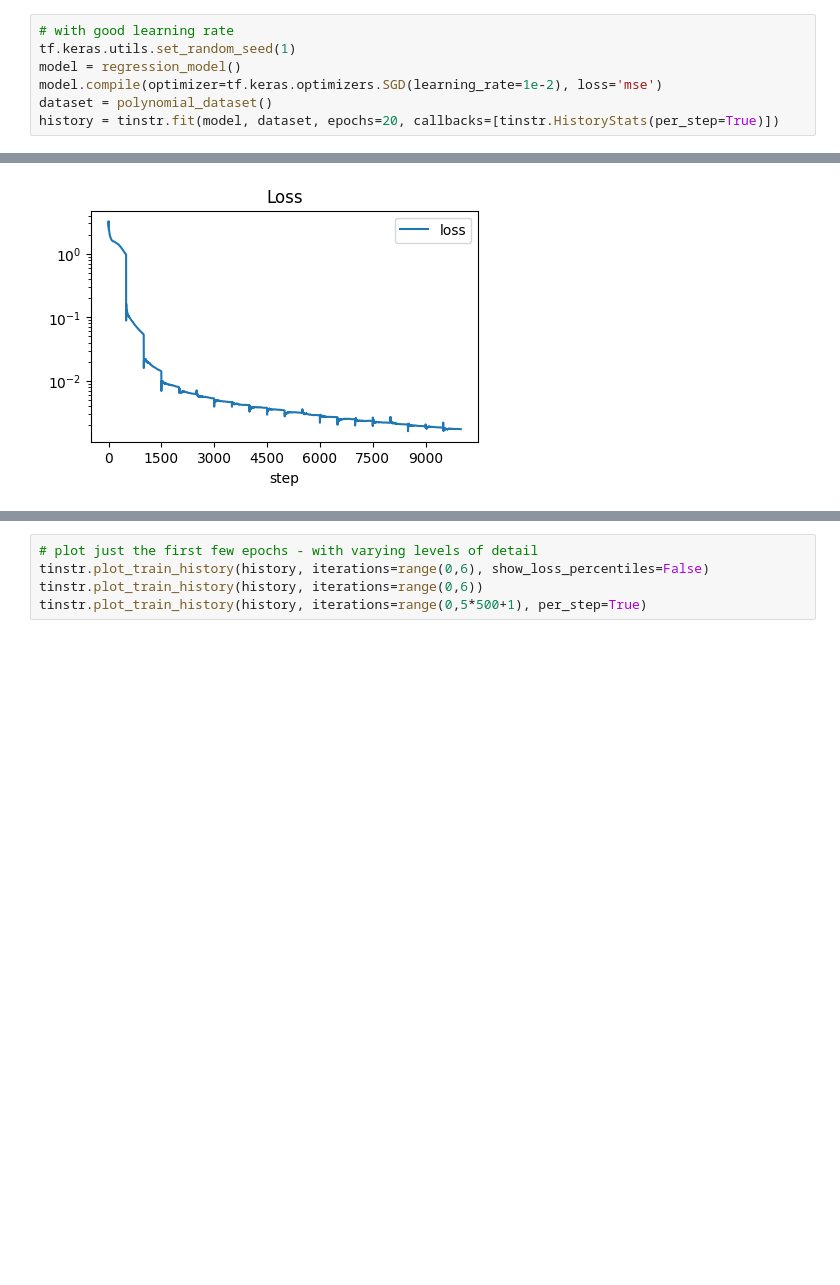
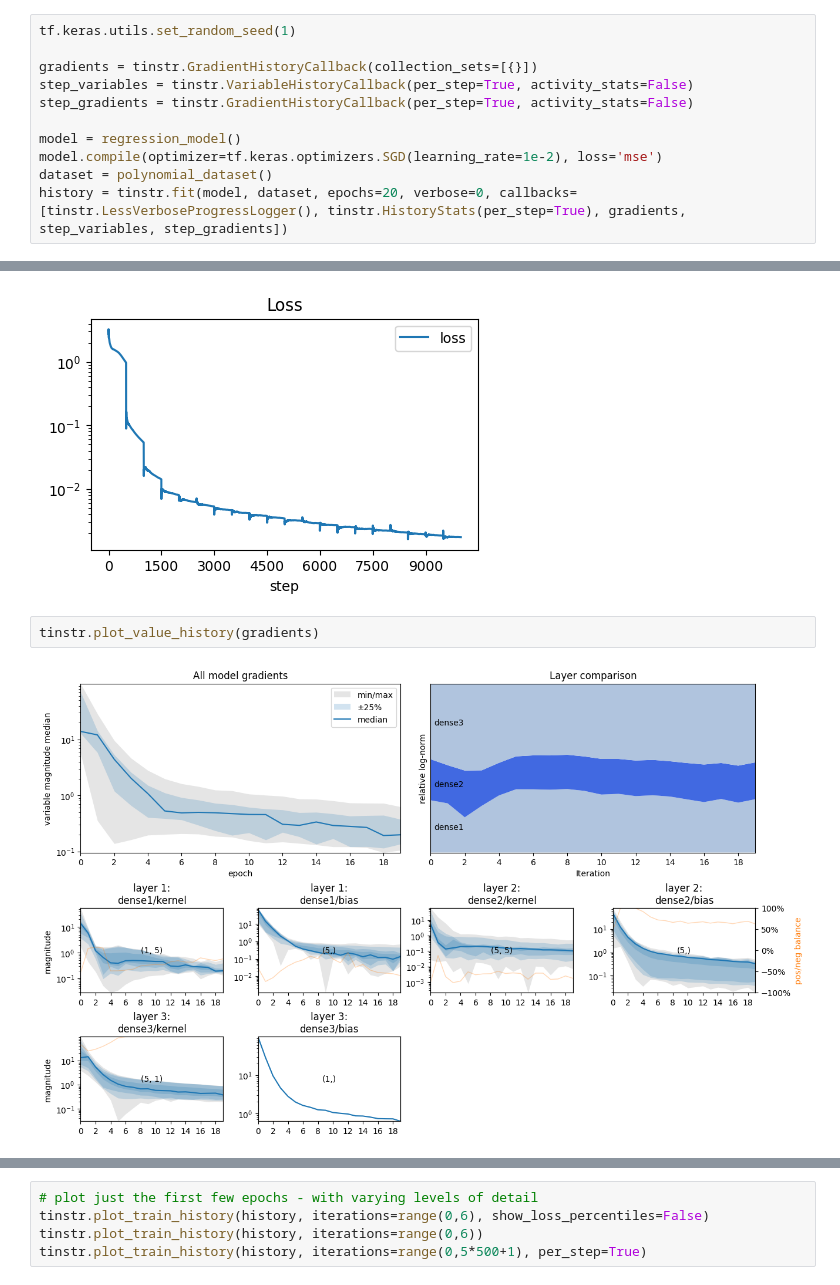
Before and after one commit to malcolmlett/ml-learning, a Jupyter notebook: Learning_visualisations_v18_oscillations.ipynb, the cells around one changed output, grey strips where cells are left out. Drawn from its saved outputs; the diff is of its cells as text; blank space fills up the shorter version.

Commit message:
More plots

```diff
--- a/Learning_visualisations_v18_oscillations.ipynb
+++ b/Learning_visualisations_v18_oscillations.ipynb
@@ -78,8 +155,12 @@ def regression_model():
 # %%
-# with good learning rate
 tf.keras.utils.set_random_seed(1)
+
+gradients = tinstr.GradientHistoryCallback(collection_sets=[{}])
+step_variables = tinstr.VariableHistoryCallback(per_step=True, activity_stats=False)
+step_gradients = tinstr.GradientHistoryCallback(per_step=True, activity_stats=False)
+
 model = regression_model()
 model.compile(optimizer=tf.keras.optimizers.SGD(learning_rate=1e-2), loss='mse')
 dataset = polynomial_dataset()
-history = tinstr.fit(model, dataset, epochs=20, callbacks=[tinstr.HistoryStats(per_step=True)])
+history = tinstr.fit(model, dataset, epochs=20, verbose=0, callbacks=[tinstr.LessVerboseProgressLogger(), tinstr.HistoryStats(per_step=True), gradients, step_variables, step_gradients])
 # %% [output]
@@ -118,3 +193,7 @@ tinstr.plot_train_history(history, per_step=True)
 [figure]
 [figure]
 [figure]
+# %%
+tinstr.plot_value_history(gradients)
+# %% [output]
+[figure, added]
```
Also changed, not shown: parts of 25 cells of this notebook.
